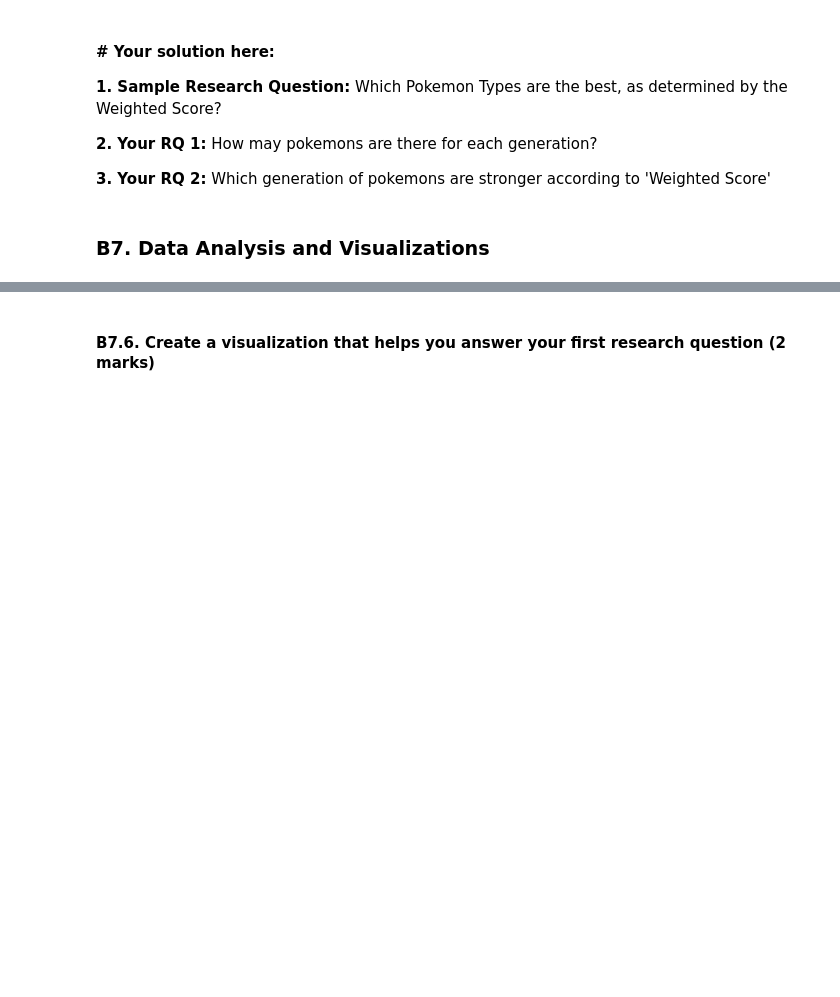
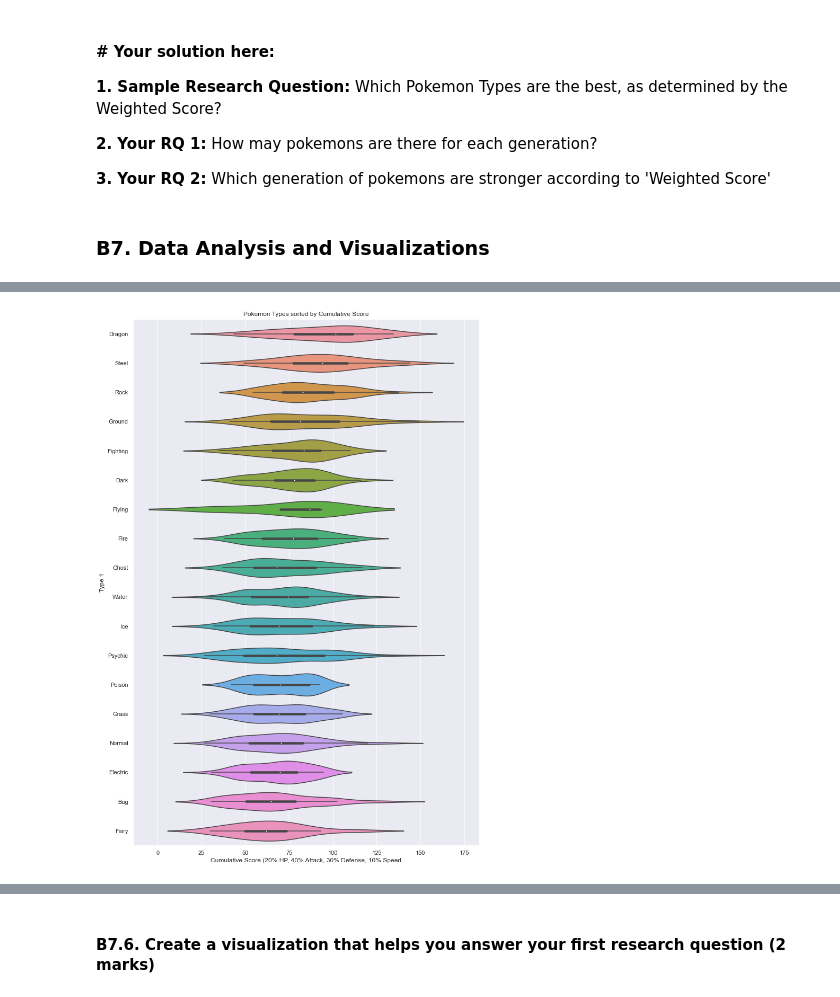
Before and after one commit to keyvankhademi/data301-lab6-keyvankhademi, a Jupyter notebook: lab6.ipynb, the cells around one changed output, grey strips where cells are left out. Drawn from its saved outputs; the diff is of its cells as text; code cells hidden in the pictures; blank space fills up the shorter version.

```diff
--- a/lab6.ipynb
+++ b/lab6.ipynb
@@ -314,3 +316,6 @@ Here is the goal of this analysis:
 <img src="groupby.png" width="200px">
 # %%
 # Your Solution here
+
+ws = df.groupby(['Type 1'])['Weighted Score'].mean()
+ws
@@ -325,3 +349,15 @@ Here is the goal:
+# %%
+# Your Solution here
+order = ws.sort_values(ascending=False).index
+sns.set(
+    rc={'figure.figsize': (11.7, 18.27)},
+)
+plot = sns.violinplot(x='Weighted Score', y='Type 1', data=df, order=order)
+plot.set_xlabel("Cumulative Score (20% HP, 40% Attack, 30% Defense, 10% Speed")
+plot.set_title("Pokemon Types sorted by Cumulative Score")
+plt.show(plot)
+# %% [output]
+[figure, added]
 # %% [markdown]
 #### B7.3. Create a Box Plot and overlay a strip plot (2 marks)
 
```
Also changed, not shown: parts of 21 cells of this notebook.
